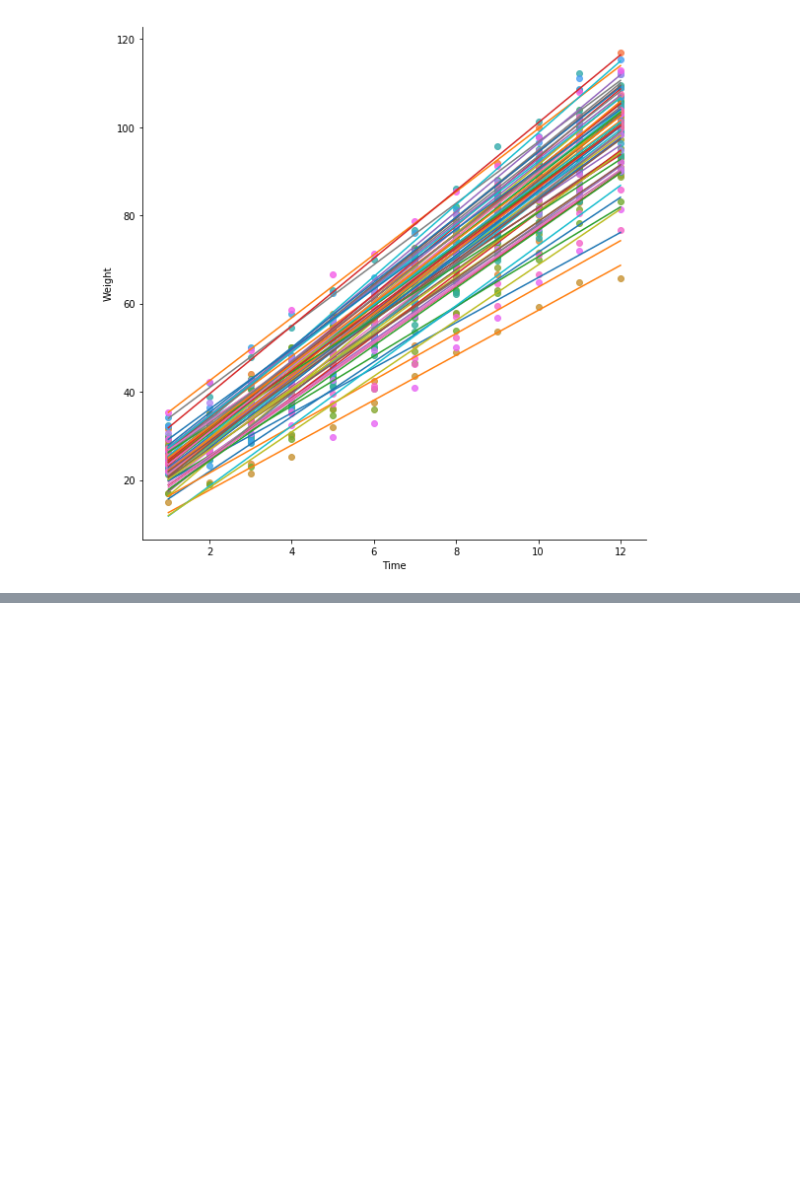
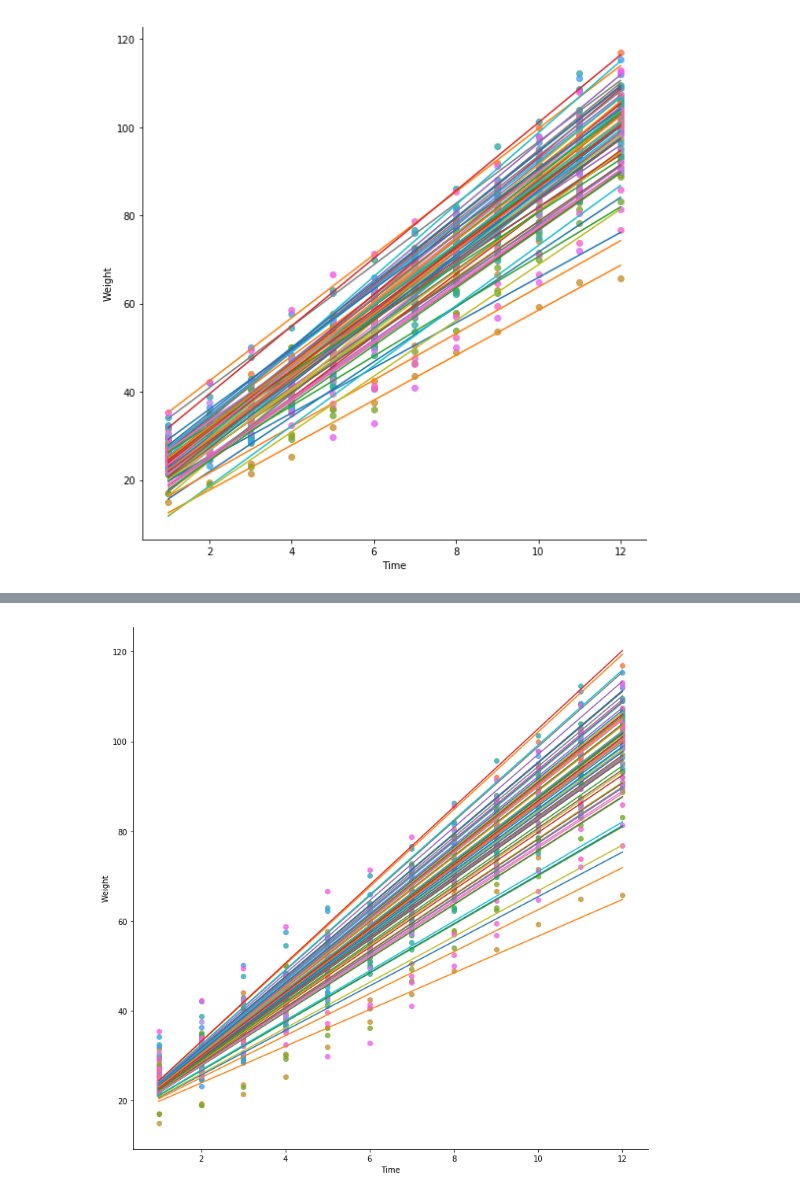
Before and after one commit to davidbestue/funciones, a Jupyter notebook: nick_mixedmodel_plot.ipynb, the cells around one changed output, grey strips where cells are left out. Drawn from its saved outputs; the diff is of its cells as text; code cells hidden in the pictures; blank space fills up the shorter version.

```diff
--- a/nick_mixedmodel_plot.ipynb
+++ b/nick_mixedmodel_plot.ipynb
@@ -281,0 +292,6 @@ plot_rand_slope(data,'Time','Weight','Pig', I_s, S_s)
+# %%
+md = smf.mixedlm("Weight ~ Time", data, groups=data["Pig"], re_formula="~0 + Time")
+mdf = md.fit()
+print(mdf.summary())
+
+keys = list(mdf.random_effects.keys())
@@ -281,0 +314,16 @@ plot_rand_slope(data,'Time','Weight','Pig', I_s, S_s)
+# %%
+intercept = mdf.params.Intercept
+slope_add_each= array([ round(mdf.random_effects[keys[i]].Time, 2) for i in range(0, len(keys))])
+slope_each_subj =  slope_add_each + mdf.params.Time
+
+
+sns.lmplot('Time', 'Weight', data,  hue='Pig', fit_reg=False, legend=False, size=10)
+
+for i in range(0, len(slope_add_each)):
+    intercept_s=intercept
+    slope_s=slope_each_subj[i]
+    start_l = data['Time'].min()
+    end_l = data['Time'].max()
+    plt.plot([start_l, end_l], [slope_s*start_l + intercept_s, slope_s*end_l + intercept_s])
+# %% [output]
+[figure, added]
```
Also changed, not shown: parts of 4 cells of this notebook.
